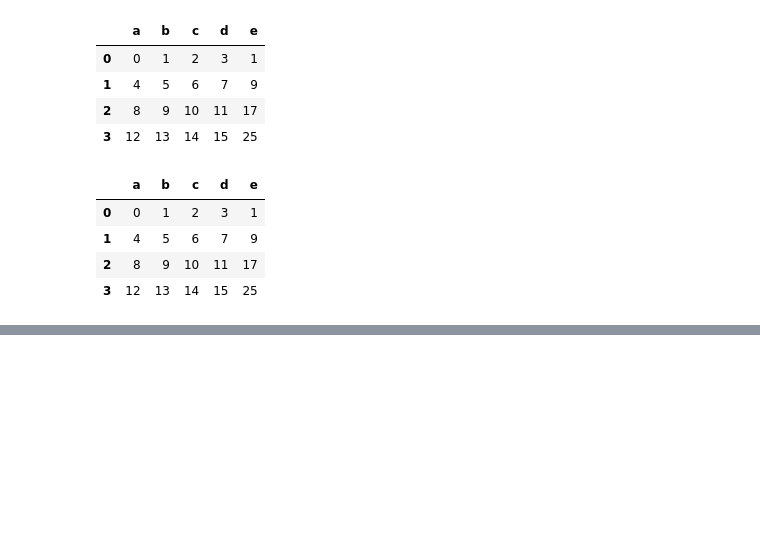
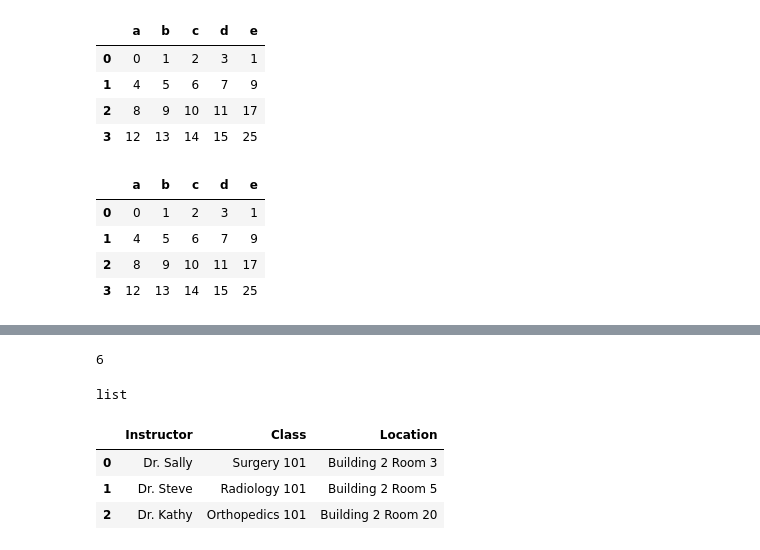
Before and after one commit to Loandoan262/DataScience_Beginner, a Jupyter notebook: 03-Python Pandas/Live Coding - Pandas Part 2.ipynb, the cells around one changed output, grey strips where cells are left out. Saved outputs shown, nothing was run; the diff lists cells and outputs as text; code cells hidden in the pictures; blank space fills up the shorter version.

```diff
--- a/03-Python Pandas/Live Coding - Pandas Part 2.ipynb
+++ b/03-Python Pandas/Live Coding - Pandas Part 2.ipynb
@@ -906,0 +928,4 @@ output
+# %%
+# Read html
+dfs = pd.read_html("https://afd.calpoly.edu/web/sample-tables")
+dfs
@@ -906,0 +950,15 @@ output
+# %%
+len(dfs)
+# %% [output]
+6
+# %%
+type(dfs)
+# %% [output]
+list
+# %%
+dfs[2]
+# %% [output]
+|  | Instructor | Class | Location |
+| 0 | Dr. Sally | Surgery 101 | Building 2 Room 3 |
+| 1 | Dr. Steve | Radiology 101 | Building 2 Room 5 |
+| 2 | Dr. Kathy | Orthopedics 101 | Building 2 Room 20 |
```
Also changed, not shown: parts of 4 cells of this notebook, 4 other files.
